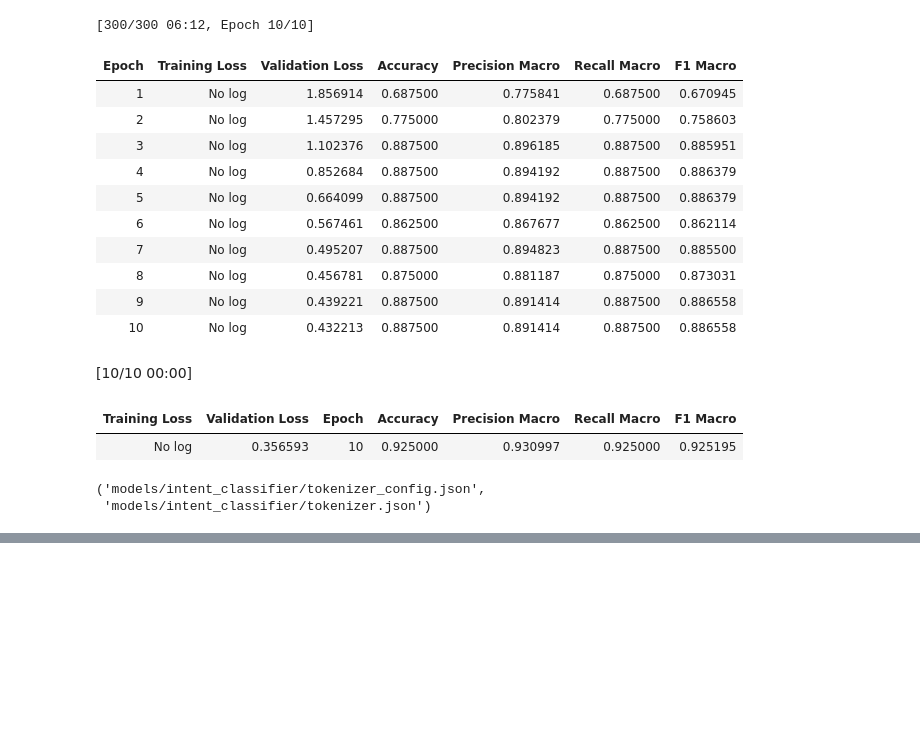
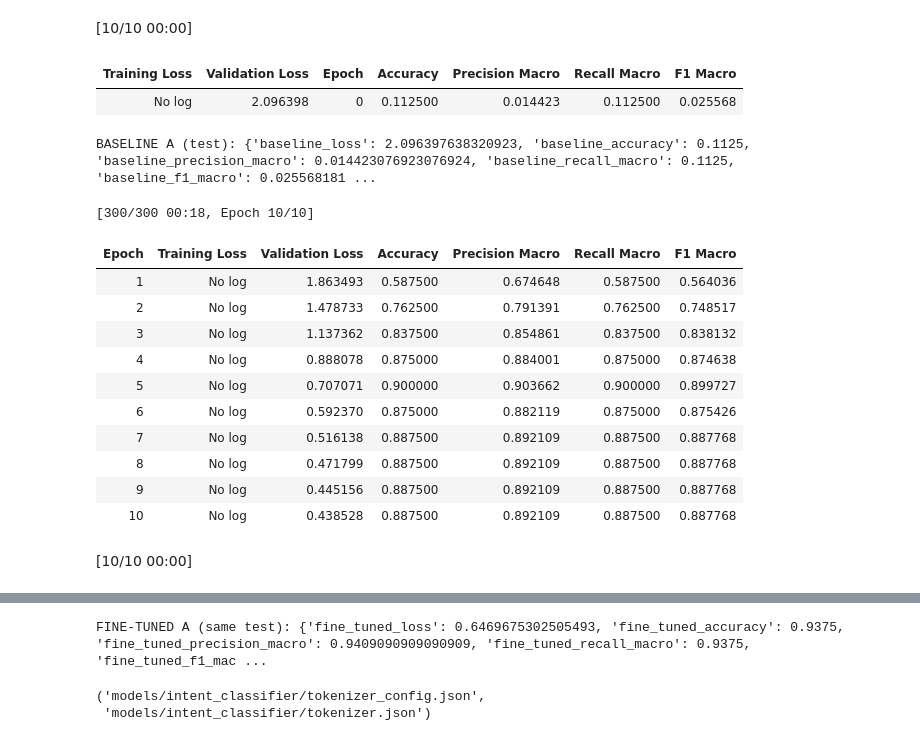
Before and after one commit to Xor01/multi-model-agentic-technical-support-system, a Jupyter notebook: src/support_agent/models/intent_classifier/Model_A_Intent_Classifier.ipynb, the cells around one changed output, grey strips where cells are left out. Drawn from its saved outputs; the diff is of its cells as text; code cells hidden in the pictures; blank space fills up the shorter version.

Commit message:
docs(eval): record paired model baselines and training results

```diff
--- a/src/support_agent/models/intent_classifier/Model_A_Intent_Classifier.ipynb
+++ b/src/support_agent/models/intent_classifier/Model_A_Intent_Classifier.ipynb
@@ -117,31 +124,35 @@ args_a = TrainingArguments(
 # %%
 trainer_a = Trainer(
  model=model_a,
  args=args_a,
  train_dataset=train_a,
  eval_dataset=val_a,
  compute_metrics=compute_cls_metrics,
  data_collator=data_collator
 )
+# Fresh base checkpoint with a newly initialized classification head.
+baseline_a = trainer_a.evaluate(test_a, metric_key_prefix="baseline")
+print("BASELINE A (test):", baseline_a)
 trainer_a.train()
-trainer_a.evaluate(test_a)
+fine_tuned_a = trainer_a.evaluate(test_a, metric_key_prefix="fine_tuned")
+print("FINE-TUNED A (same test):", fine_tuned_a)
 trainer_a.save_model("models/intent_classifier")
 tokenizer_a.save_pretrained("models/intent_classifier")
 # %% [output]
+[10/10 00:00]
+| Training Loss | Validation Loss | Epoch | Accuracy | Precision Macro | Recall Macro | F1 Macro |
+| No log | 2.096398 | 0 | 0.112500 | 0.014423 | 0.112500 | 0.025568 |
-[300/300 06:12, Epoch 10/10]
+BASELINE A (test): {'baseline_loss': 2.096397638320923, 'baseline_accuracy': 0.1125, 'baseline_precision_macro': 0.014423076923076924, 'baseline_recall_macro': 0.1125, 'baseline_f1_macro': 0.025568181 ...
-| Epoch | Training Loss | Validation Loss | Accuracy | Precision Macro | Recall Macro | F1 Macro |
-| 1 | No log | 1.856914 | 0.687500 | 0.775841 | 0.687500 | 0.670945 |
-| 2 | No log | 1.457295 | 0.775000 | 0.802379 | 0.775000 | 0.758603 |
-| 3 | No log | 1.102376 | 0.887500 | 0.896185 | 0.887500 | 0.885951 |
-| 4 | No log | 0.852684 | 0.887500 | 0.894192 | 0.887500 | 0.886379 |
-| 5 | No log | 0.664099 | 0.887500 | 0.894192 | 0.887500 | 0.886379 |
-| 6 | No log | 0.567461 | 0.862500 | 0.867677 | 0.862500 | 0.862114 |
-| 7 | No log | 0.495207 | 0.887500 | 0.894823 | 0.887500 | 0.885500 |
-| 8 | No log | 0.456781 | 0.875000 | 0.881187 | 0.875000 | 0.873031 |
-| 9 | No log | 0.439221 | 0.887500 | 0.891414 | 0.887500 | 0.886558 |
-| 10 | No log | 0.432213 | 0.887500 | 0.891414 | 0.887500 | 0.886558 |
-[10/10 00:00]
+[300/300 00:18, Epoch 10/10]
-| Training Loss | Validation Loss | Epoch | Accuracy | Precision Macro | Recall Macro | F1 Macro |
-| No log | 0.356593 | 10 | 0.925000 | 0.930997 | 0.925000 | 0.925195 |
+| Epoch | Training Loss | Validation Loss | Accuracy | Precision Macro | Recall Macro | F1 Macro |
+| 1 | No log | 1.863493 | 0.587500 | 0.674648 | 0.587500 | 0.564036 |
+| 2 | No log | 1.478733 | 0.762500 | 0.791391 | 0.762500 | 0.748517 |
+| 3 | No log | 1.137362 | 0.837500 | 0.854861 | 0.837500 | 0.838132 |
+| 4 | No log | 0.888078 | 0.875000 | 0.884001 | 0.875000 | 0.874638 |
+| 5 | No log | 0.707071 | 0.900000 | 0.903662 | 0.900000 | 0.899727 |
+| 6 | No log | 0.592370 | 0.875000 | 0.882119 | 0.875000 | 0.875426 |
+| 7 | No log | 0.516138 | 0.887500 | 0.892109 | 0.887500 | 0.887768 |
+| 8 | No log | 0.471799 | 0.887500 | 0.892109 | 0.887500 | 0.887768 |
+| 9 | No log | 0.445156 | 0.887500 | 0.892109 | 0.887500 | 0.887768 |
+| 10 | No log | 0.438528 | 0.887500 | 0.892109 | 0.887500 | 0.887768 |
-('models/intent_classifier/tokenizer_config.json',
- 'models/intent_classifier/tokenizer.json')
+[10/10 00:00]
@@ -148,3 +161,6 @@ tokenizer_a.save_pretrained("models/intent_classifier")
+FINE-TUNED A (same test): {'fine_tuned_loss': 0.6469675302505493, 'fine_tuned_accuracy': 0.9375, 'fine_tuned_precision_macro': 0.9409090909090909, 'fine_tuned_recall_macro': 0.9375, 'fine_tuned_f1_mac ...
+('models/intent_classifier/tokenizer_config.json',
+ 'models/intent_classifier/tokenizer.json')
 # %%
 pred_output = trainer_a.predict(test_a)
 
```
Also changed, not shown: parts of 5 cells of this notebook, 8 other files.
